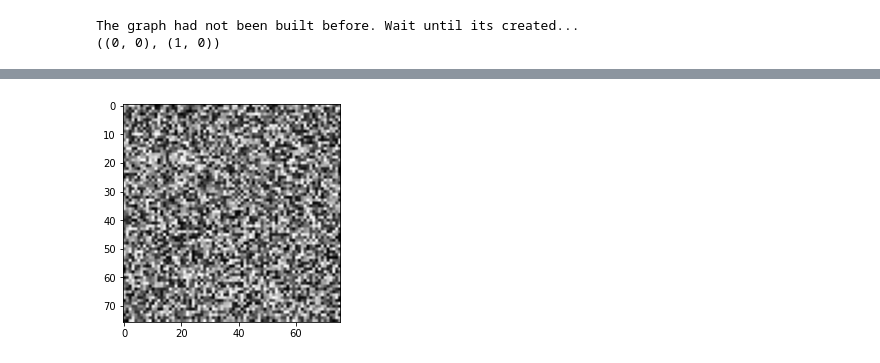
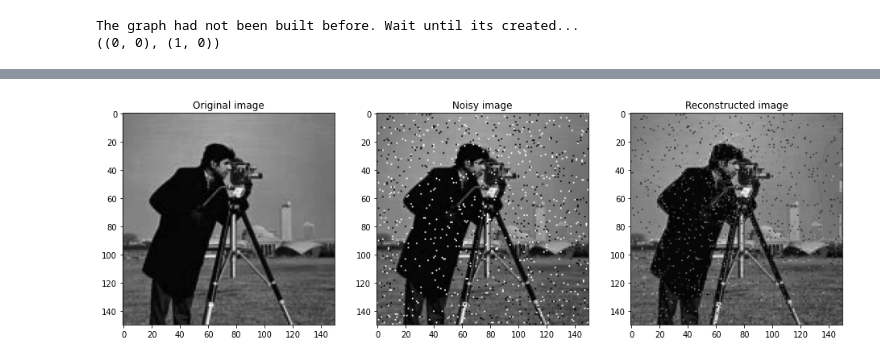
Before and after one commit to Bassvelitchkine/graph-cut-image-denoising, a Jupyter notebook: main.ipynb, the cells around one changed output, grey strips where cells are left out. Saved outputs shown, nothing was run; the diff lists cells and outputs as text; code cells hidden in the pictures.

```diff
--- a/main.ipynb
+++ b/main.ipynb
@@ -41,4 +39,11 @@ plt.plot(Steps, Energy_history)
-# %%
-print_grayscale(denoiser.reconstructed_image)
-# %% [output]
-[figure, removed]
+# %%
+f, (ax1, ax2, ax3) = plt.subplots(1, 3, figsize=(16,8))
+ax1.imshow(loader.grayscale(), cmap='gray')
+ax1.set_title("Original image")
+ax2.imshow(loader.noisy_image(), cmap='gray')
+ax2.set_title("Noisy image")
+ax3.imshow(denoiser.reconstructed_image, cmap='gray')
+ax3.set_title("Reconstructed image")
+plt.show()
+# %% [output]
+[figure, added]
```
Also changed, not shown: parts of 8 cells of this notebook, 8 other files.
